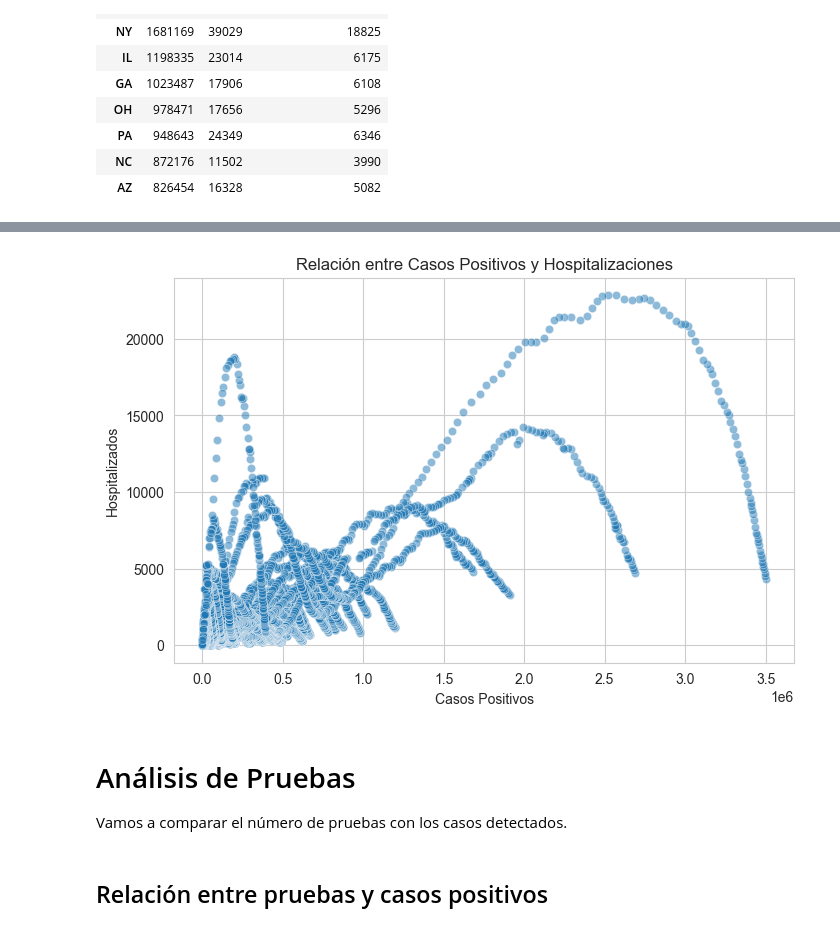
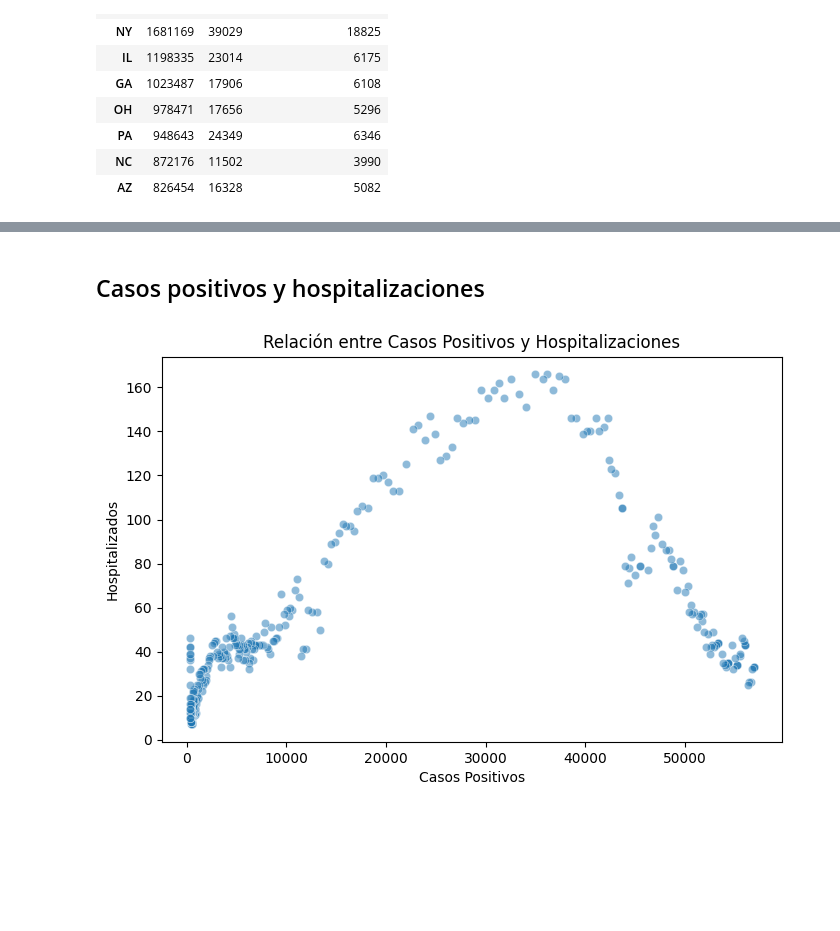
Before and after one commit to marie-adi/Datathon, a Jupyter notebook: covid.ipynb, the cells around one changed output, grey strips where cells are left out. Drawn from its saved outputs; the diff is of its cells as text; code cells hidden in the pictures; blank space fills up the shorter version.

```diff
--- a/covid.ipynb
+++ b/covid.ipynb
@@ -97,0 +84,4 @@ plt.show()
+# %%
+threshold = len(df) * 0.5
+df_cleaned = df.dropna(axis=1, thresh=threshold)
+print("Columnas después de eliminar las que tienen más del 50% de datos nulos:", df_cleaned.columns)
@@ -181,0 +245,17 @@ plt.show()
+# %%
+df_cleaned['date'] = pd.to_datetime(df_cleaned['date'])
+df_cleaned.set_index('date', inplace=True)
+
+# Graficar los casos positivos, muertes y hospitalizaciones a lo largo del tiempo
+plt.figure(figsize=(12, 6))
+plt.plot(df_cleaned.index, df_cleaned["positive"], label="Casos Positivos", color="blue")
+plt.plot(df_cleaned.index, df_cleaned["death"], label="Muertes", color="red")
+plt.plot(df_cleaned.index, df_cleaned["hospitalizedCurrently"], label="Hospitalizados", color="green")
+
+plt.xlabel("Fecha")
+plt.ylabel("Cantidad")
+plt.title("Evolución de COVID-19 en el Tiempo")
+plt.legend()
+
+plt.xticks(rotation=45)
+plt.show()
@@ -182,14 +277,15 @@ plt.show()
+# %% [markdown]
+## Casos positivos y hospitalizaciones
 # %%
+# Verificando si hay duplicados
+df_cleaned = df_cleaned.loc[~df_cleaned.index.duplicated(keep='first')]
+
+# Graficar la relación entre los casos positivos y hospitalizados
 plt.figure(figsize=(8, 5))
-sns.scatterplot(x=df["positive"], y=df["hospitalizedCurrently"], alpha=0.5)
+sns.scatterplot(x=df_cleaned["positive"], y=df_cleaned["hospitalizedCurrently"], alpha=0.5)
 plt.xlabel("Casos Positivos")
 plt.ylabel("Hospitalizados")
 plt.title("Relación entre Casos Positivos y Hospitalizaciones")
 plt.show()
 # %% [output]
-[figure, old version]
+[figure, new version]
-# %% [markdown]
-# Análisis de Pruebas
-Vamos a comparar el número de pruebas con los casos detectados.
-# %% [markdown]
-## Relación entre pruebas y casos positivos
```
Also changed, not shown: parts of 38 cells of this notebook, 1 other file.
